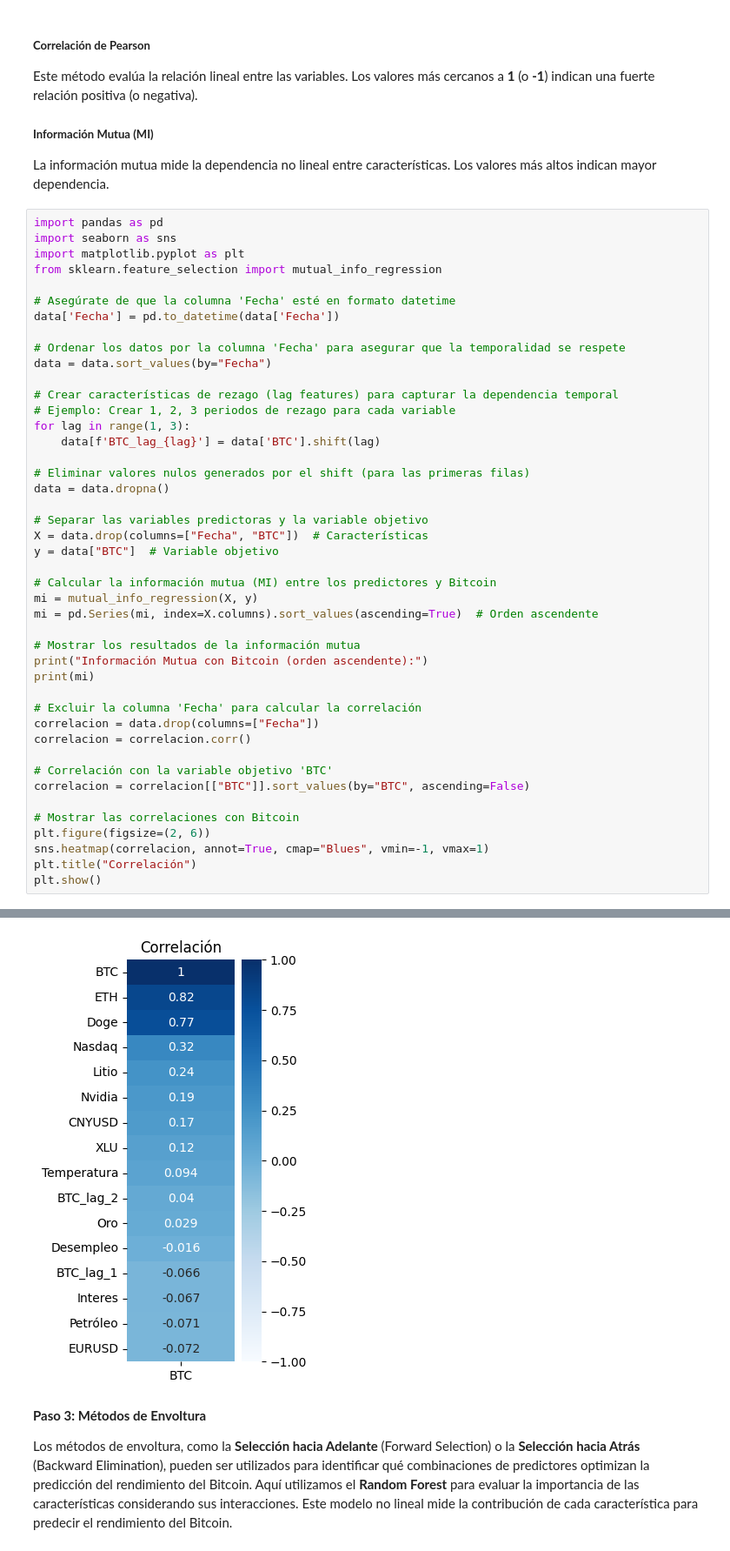
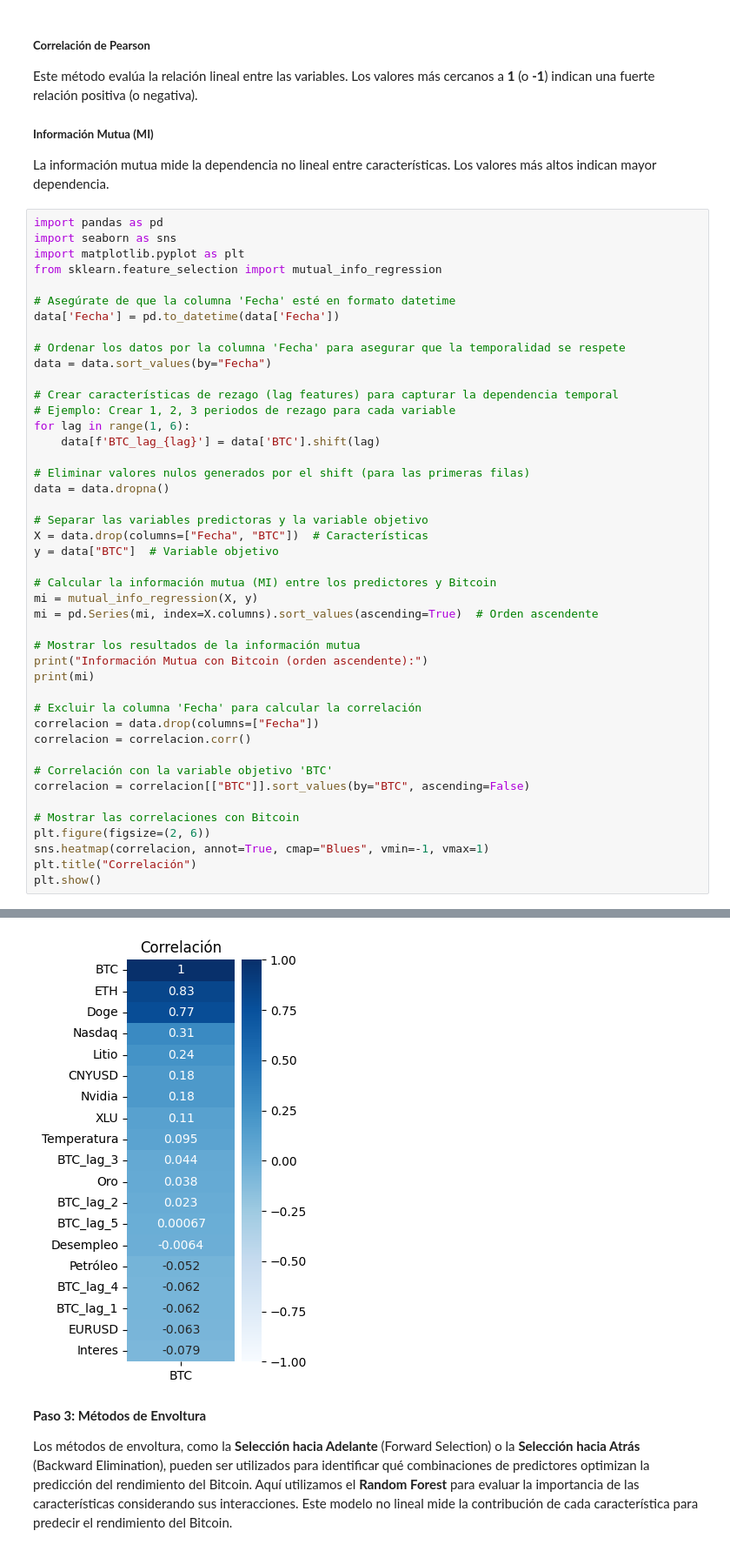
Before and after one commit to ladrianx/proyectos, a Jupyter notebook: Proyecto_Taller_Modelado_2.ipynb, the cells around one changed output, grey strips where cells are left out. Shown at 87% size. Cells and saved outputs as stored; diff of their text form.

```diff
--- a/Proyecto_Taller_Modelado_2.ipynb
+++ b/Proyecto_Taller_Modelado_2.ipynb
@@ -607,7 +608,7 @@ data = data.sort_values(by="Fecha")
 
 # Crear características de rezago (lag features) para capturar la dependencia temporal
 # Ejemplo: Crear 1, 2, 3 periodos de rezago para cada variable
-for lag in range(1, 3):
+for lag in range(1, 6):
     data[f'BTC_lag_{lag}'] = data['BTC'].shift(lag)
 
 # Eliminar valores nulos generados por el shift (para las primeras filas)
@@ -657,5 +661,5 @@ ETH            0.602764
 dtype: float64
-[figure, old version]
+[figure, new version]
 # %% [markdown]
 **Paso 3: Métodos de Envoltura**
 
```
Also changed, not shown: parts of 23 cells of this notebook.
